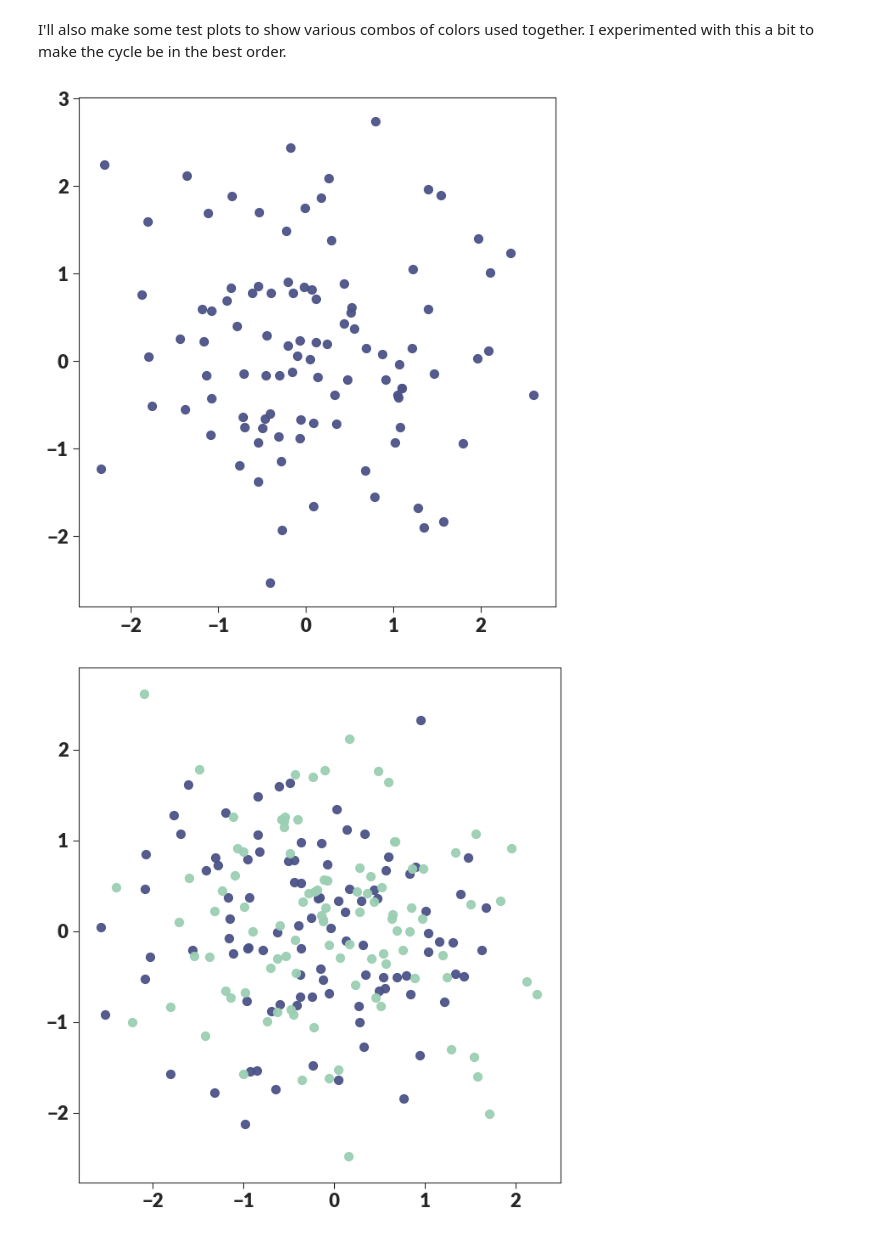
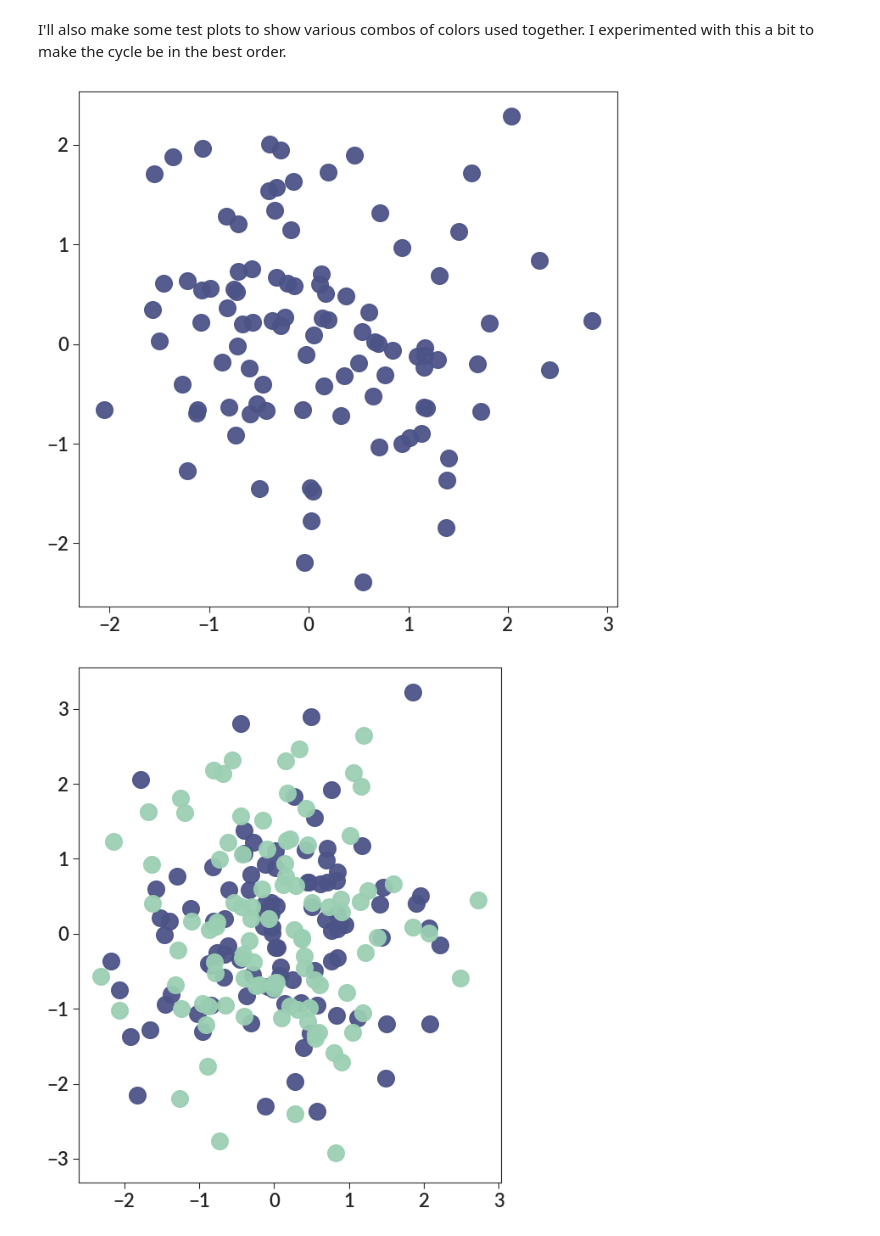
Before and after one commit to gillenbrown/betterplotlib, a Jupyter notebook: docs/colorcycle.ipynb, the cells around one changed output. Saved outputs shown, nothing was run; the diff lists cells and outputs as text; code cells hidden in the pictures.

Commit message:
cleaned up color cycle doc notebook

```diff
--- a/docs/colorcycle.ipynb
+++ b/docs/colorcycle.ipynb
@@ -192,12 +192,12 @@ I'll also make some test plots to show various combos of colors used together. I
 # %%
 for i in range(len(new_cycle)):
     fig, ax = bpl.subplots()
     for c in range(i+1):
         xs = np.random.normal(0, 1, 100)
         ys = np.random.normal(0, 1, 100)
 
-        ax.scatter(xs, ys, c=new_cycle[c], s=50, label=new_cycle[c])
+        ax.scatter(xs, ys, c=new_cycle[c], s=200, label=new_cycle[c])
         ax.equal_scale()
 # %% [output]
-[figure, old version]
+[figure, new version]
-[figure, old version]
+[figure, new version]
```
Also changed, not shown: parts of 4 cells of this notebook.
